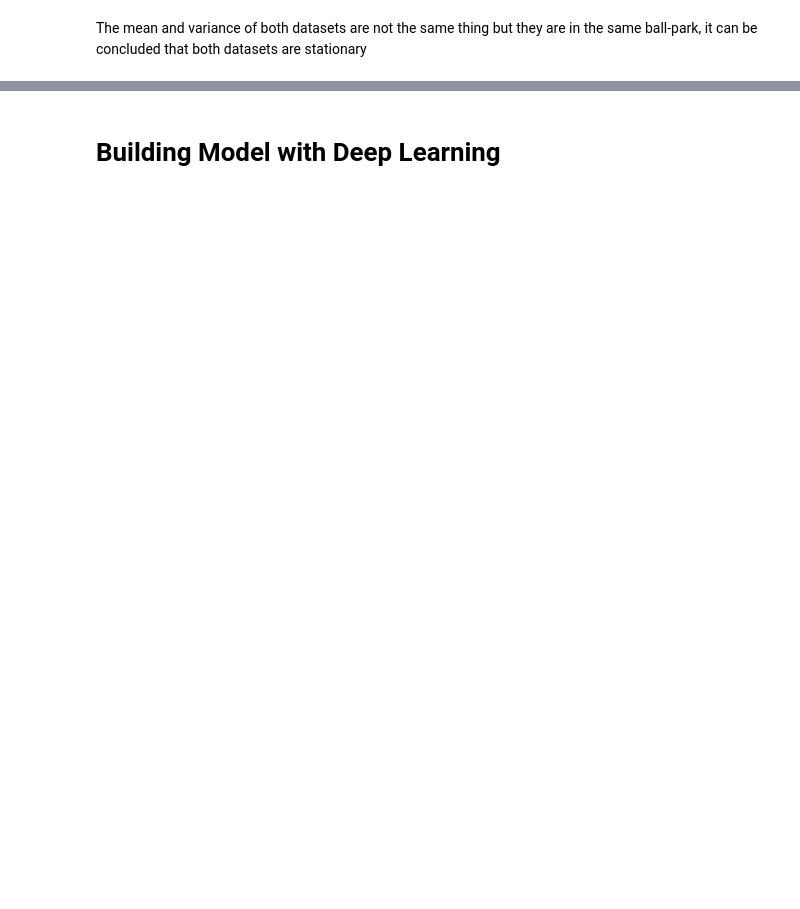
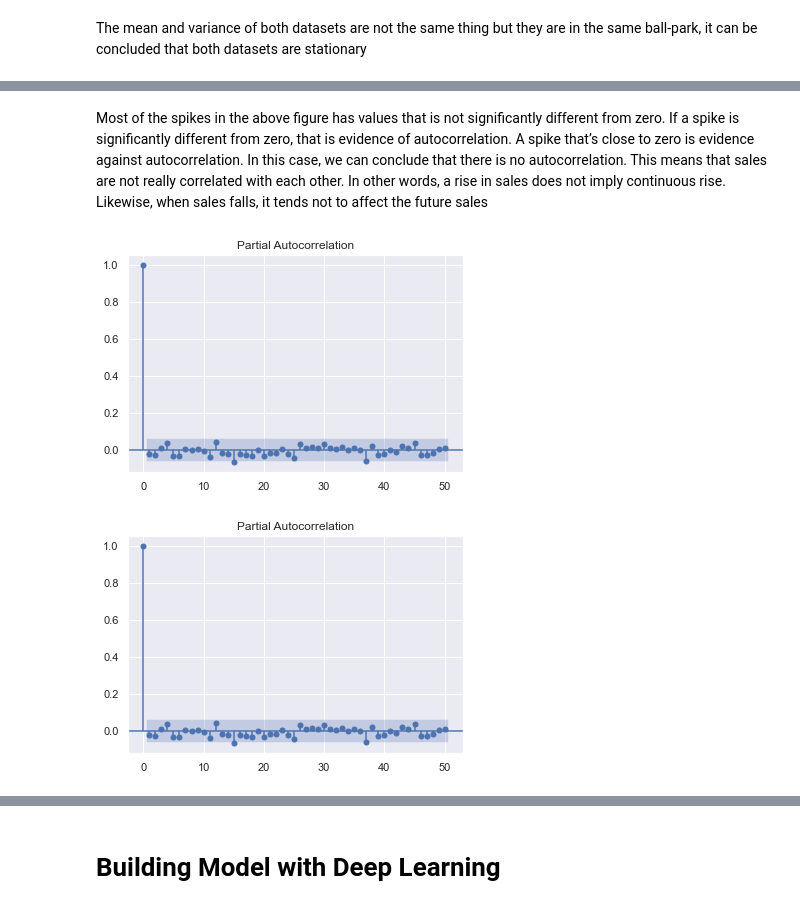
Before and after one commit to SamDewriter/PharmaceuticalSales-Prediction, a Jupyter notebook: Week_3.ipynb, the cells around one changed output, grey strips where cells are left out. Saved outputs shown, nothing was run; the diff lists cells and outputs as text; code cells hidden in the pictures; blank space fills up the shorter version.

```diff
--- a/Week_3.ipynb
+++ b/Week_3.ipynb
@@ -1150,0 +1168,9 @@ it can be concluded that both datasets are stationary
+# %% [markdown]
+Most of the  spikes in the above figure has values that is not significantly different from zero.
+If a spike is significantly different from zero, that is evidence of autocorrelation.
+A spike that’s close to zero is evidence against autocorrelation. In this case, we can conclude that there is no autocorrelation. This means that sales are not really correlated with each other. In other words, a rise in sales does not imply continuous rise. Likewise, when sales falls, it tends not to affect the future sales
+# %%
+plot_pacf(correlated, lags=50)
+# %% [output]
+[figure, added]
+[figure, added]
```
Also changed, not shown: parts of 39 cells of this notebook.
